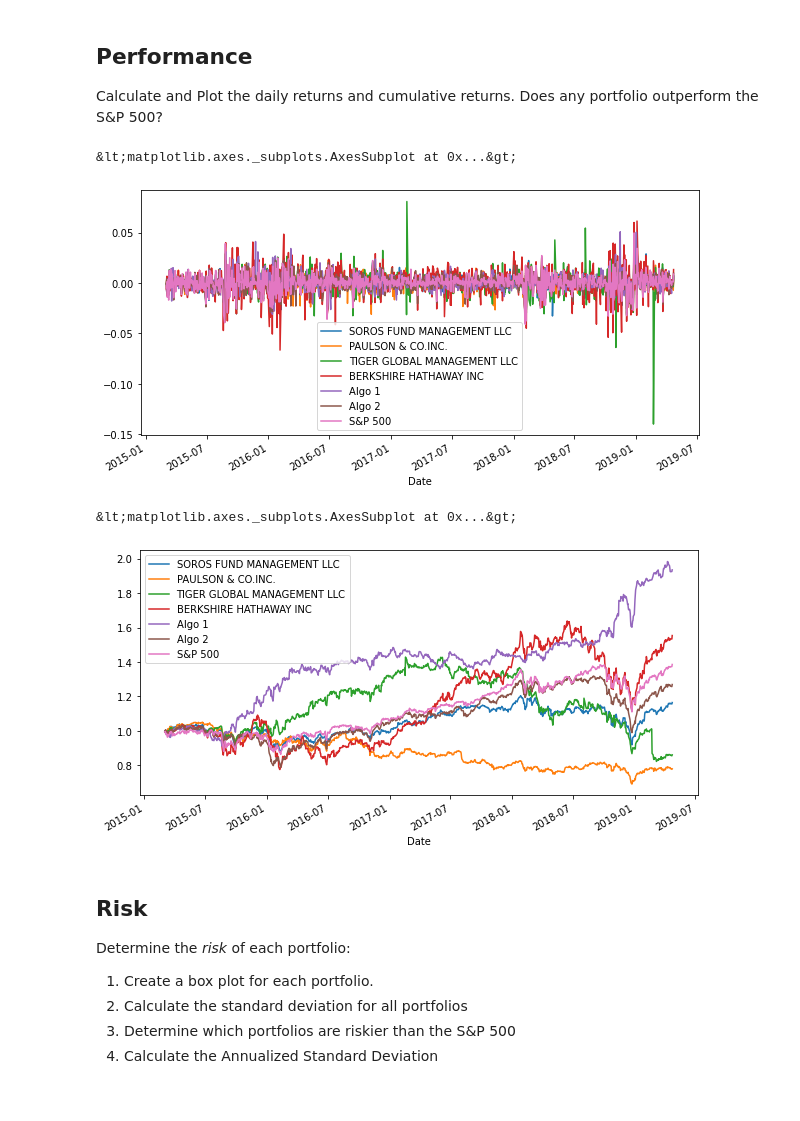
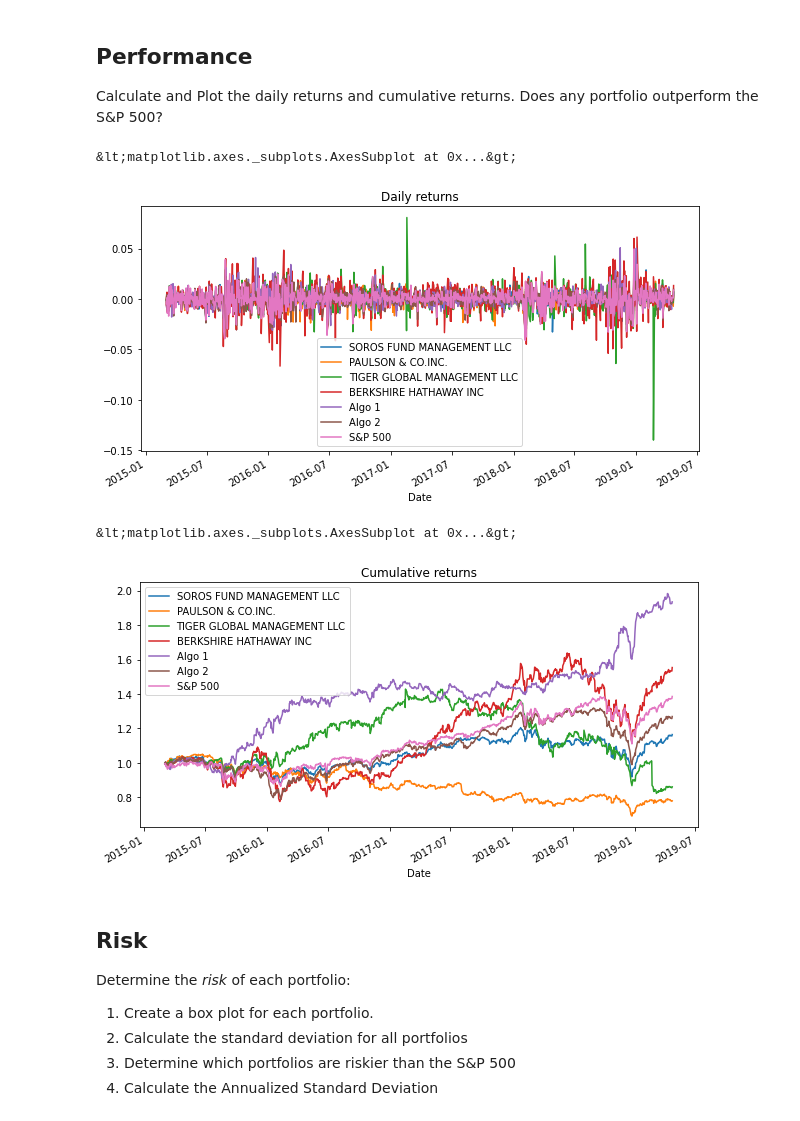
Before and after one commit to dbogatic/jupyter-homework, a Jupyter notebook: whale_analysis.ipynb, the cells around one changed output. Cells and saved outputs as stored; diff of their text form; code cells hidden in the pictures.

```diff
--- a/whale_analysis.ipynb
+++ b/whale_analysis.ipynb
@@ -215,19 +215,19 @@ Calculate and Plot the daily returns and cumulative returns. Does any portfolio
 # %%
 # Plot daily returns
 # YOUR CODE HERE
-combined_returns_df.plot(figsize=(10,5))
+combined_returns_df.plot(figsize=(10,5), title="Daily returns")
 # %% [output]
 &lt;matplotlib.axes._subplots.AxesSubplot at 0x...&gt;
-[figure, old version]
+[figure, new version]
 # %%
 # Plot cumulative returns
 # YOUR CODE HERE
 combined_cumulative_returns = (1 + combined_returns_df).cumprod()
 combined_cumulative_returns.head()
-combined_cumulative_returns.plot(figsize=(10,5))
+combined_cumulative_returns.plot(figsize=(10,5), title="Cumulative returns")
 # %% [output]
 &lt;matplotlib.axes._subplots.AxesSubplot at 0x...&gt;
-[figure, old version]
+[figure, new version]
 # %% [markdown]
 ## Risk
 
```
Also changed, not shown: parts of 3 cells of this notebook.
